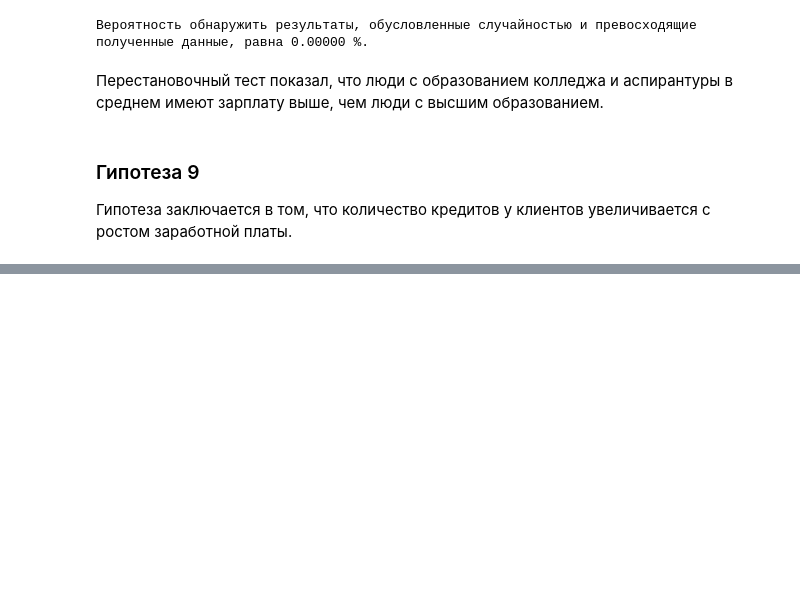
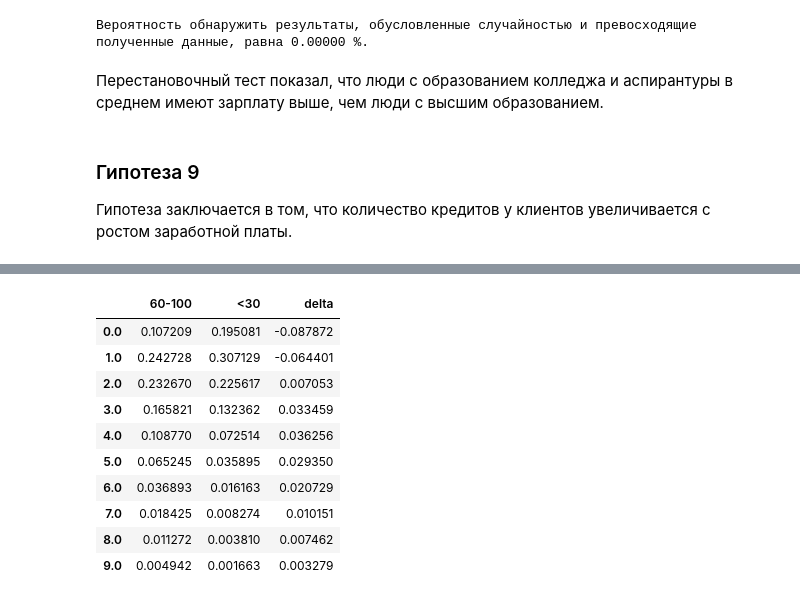
Before and after one commit to GlebsterHD/Tinkoff_DS_challenge, a Jupyter notebook: EDA.ipynb, the cells around one changed output, grey strips where cells are left out. Saved outputs shown, nothing was run; the diff lists cells and outputs as text; code cells hidden in the pictures; blank space fills up the shorter version.

```diff
--- a/EDA.ipynb
+++ b/EDA.ipynb
@@ -1403,0 +1412,4 @@ education_overdue_bootstrap = bootstrap_feature('monthly_income', 'education', i
+# %%
+credit_count_income = init_data[['credit_count', 'monthly_income']]\
+                            .copy().dropna()\
+                            .query('monthly_income < 200000')
@@ -1403,0 +1434,23 @@ education_overdue_bootstrap = bootstrap_feature('monthly_income', 'education', i
+# %%
+diff_income_mean_cred_count = pd.concat([credit_count_income.query('60000 <= monthly_income <= 100000')\
+                                       .credit_count.value_counts(normalize=True).sort_index(),
+                                        credit_count_income.query('monthly_income <= 30000').\
+                                        credit_count.value_counts(normalize=True).sort_index()], axis=1)
+diff_income_mean_cred_count.columns = ['60-100', '<30']
+# %%
+diff_income_mean_cred_count['delta'] = diff_income_mean_cred_count['60-100'] - diff_income_mean_cred_count['<30']
+diff_income_mean_cred_count = diff_income_mean_cred_count.fillna(0)
+# %%
+diff_income_mean_cred_count.loc[:9,:]
+# %% [output]
+|  | 60-100 | <30 | delta |
+| 0.0 | 0.107209 | 0.195081 | -0.087872 |
+| 1.0 | 0.242728 | 0.307129 | -0.064401 |
+| 2.0 | 0.232670 | 0.225617 | 0.007053 |
+| 3.0 | 0.165821 | 0.132362 | 0.033459 |
+| 4.0 | 0.108770 | 0.072514 | 0.036256 |
+| 5.0 | 0.065245 | 0.035895 | 0.029350 |
+| 6.0 | 0.036893 | 0.016163 | 0.020729 |
+| 7.0 | 0.018425 | 0.008274 | 0.010151 |
+| 8.0 | 0.011272 | 0.003810 | 0.007462 |
+| 9.0 | 0.004942 | 0.001663 | 0.003279 |
```
Also changed, not shown: parts of 15 cells of this notebook.
